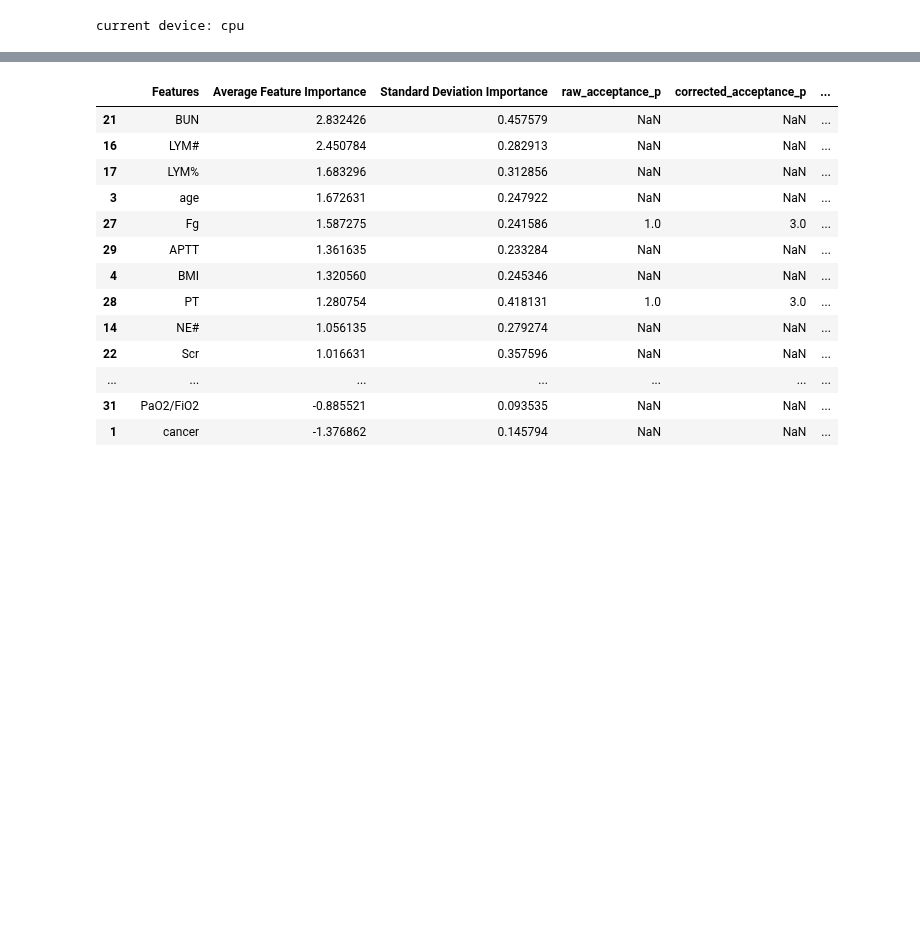
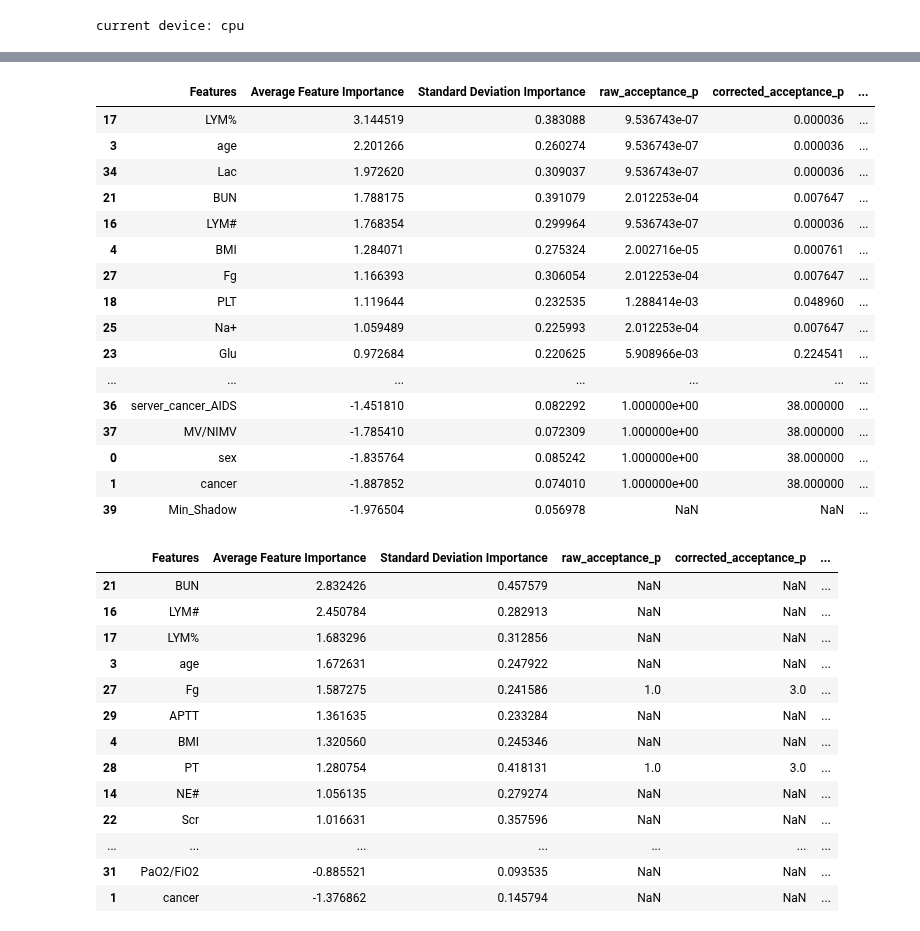
Before and after one commit to xuxu-wei/sepsis-mortality, a Jupyter notebook: data_process/feature_selection_MIMIC-borutashap.ipynb, the cells around one changed output, grey strips where cells are left out. Saved outputs shown, nothing was run; the diff lists cells and outputs as text; code cells hidden in the pictures; blank space fills up the shorter version.

```diff
--- a/data_process/feature_selection_MIMIC-borutashap.ipynb
+++ b/data_process/feature_selection_MIMIC-borutashap.ipynb
@@ -118,3 +118,23 @@ feature_selector.fit(X, y,
+# %%
+feature_selector.leaderboard()
+# %% [output]
+|  | Features | Average Feature Importance | Standard Deviation Importance | raw_acceptance_p | corrected_acceptance_p | ... |
+| 17 | LYM% | 3.144519 | 0.383088 | 9.536743e-07 | 0.000036 | ... |
+| 3 | age | 2.201266 | 0.260274 | 9.536743e-07 | 0.000036 | ... |
+| 34 | Lac | 1.972620 | 0.309037 | 9.536743e-07 | 0.000036 | ... |
+| 21 | BUN | 1.788175 | 0.391079 | 2.012253e-04 | 0.007647 | ... |
+| 16 | LYM# | 1.768354 | 0.299964 | 9.536743e-07 | 0.000036 | ... |
+| 4 | BMI | 1.284071 | 0.275324 | 2.002716e-05 | 0.000761 | ... |
+| 27 | Fg | 1.166393 | 0.306054 | 2.012253e-04 | 0.007647 | ... |
+| 18 | PLT | 1.119644 | 0.232535 | 1.288414e-03 | 0.048960 | ... |
+| 25 | Na+ | 1.059489 | 0.225993 | 2.012253e-04 | 0.007647 | ... |
+| 23 | Glu | 0.972684 | 0.220625 | 5.908966e-03 | 0.224541 | ... |
+| ... | ... | ... | ... | ... | ... | ... |
+| 36 | server_cancer_AIDS | -1.451810 | 0.082292 | 1.000000e+00 | 38.000000 | ... |
+| 37 | MV/NIMV | -1.785410 | 0.072309 | 1.000000e+00 | 38.000000 | ... |
+| 0 | sex | -1.835764 | 0.085242 | 1.000000e+00 | 38.000000 | ... |
+| 1 | cancer | -1.887852 | 0.074010 | 1.000000e+00 | 38.000000 | ... |
+| 39 | Min_Shadow | -1.976504 | 0.056978 | NaN | NaN | ... |
 # %%
 feature_selector.leaderboard()
 # %% [output]
```
Also changed, not shown: parts of 2 cells of this notebook, 1 other file.
